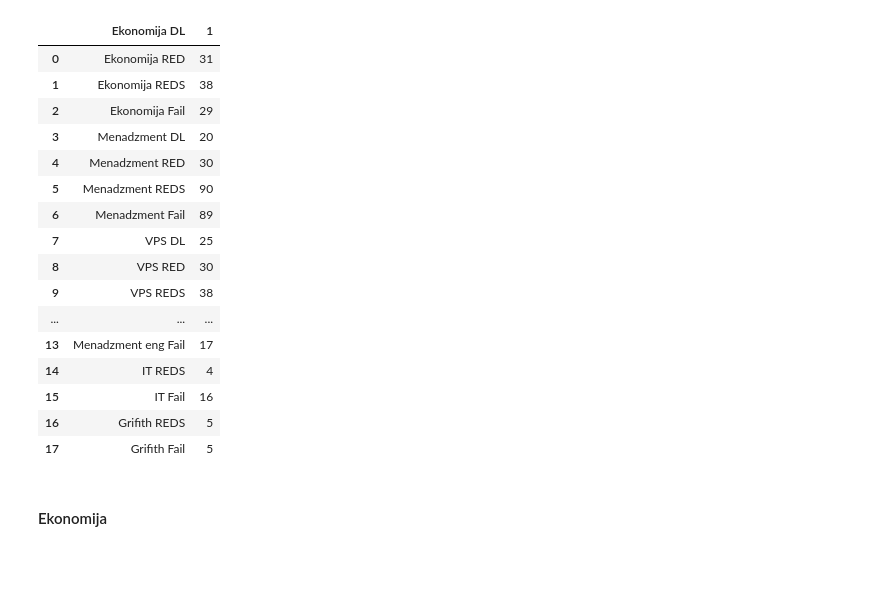
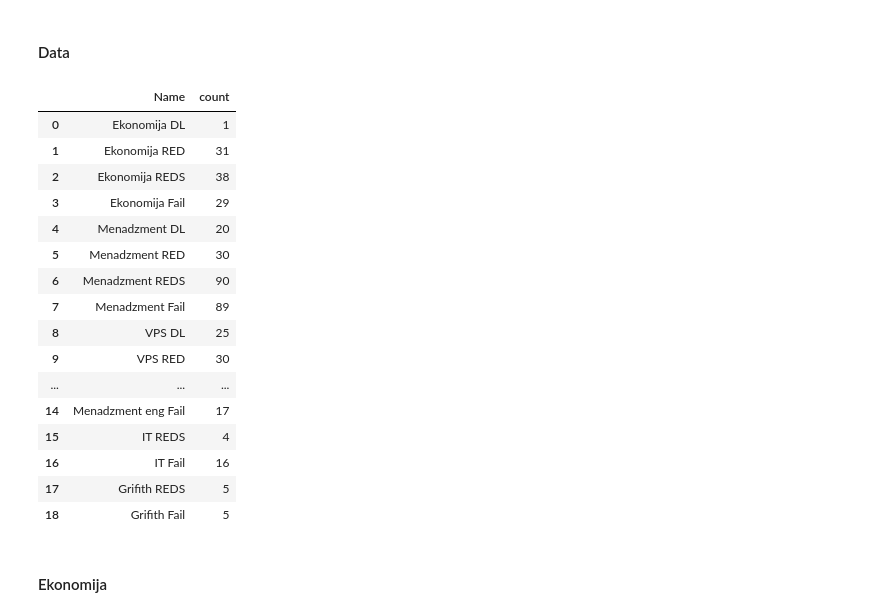
Before and after one commit to WorldWideWest/logisticRegressionSEBS, a Jupyter notebook: visualisation.ipynb, the cells around one changed output. Drawn from its saved outputs; the diff is of its cells as text; code cells hidden in the pictures; blank space fills up the shorter version.

```diff
--- a/visualisation.ipynb
+++ b/visualisation.ipynb
@@ -5,22 +6,24 @@ import seaborn as sns
 sns.set()
+# %% [markdown]
+#### Data
 # %%
-data = pd.read_excel('source/visualisationData/count.xlsx')
+data = pd.read_excel('source/visualisationData/vizpieData.xlsx')
 data
 # %% [output]
-|  | Ekonomija DL | 1 |
-| 0 | Ekonomija RED | 31 |
-| 1 | Ekonomija REDS | 38 |
-| 2 | Ekonomija Fail | 29 |
-| 3 | Menadzment DL | 20 |
-| 4 | Menadzment RED | 30 |
-| 5 | Menadzment REDS | 90 |
-| 6 | Menadzment Fail | 89 |
-| 7 | VPS DL | 25 |
-| 8 | VPS RED | 30 |
-| 9 | VPS REDS | 38 |
+|  | Name | count |
+| 0 | Ekonomija DL | 1 |
+| 1 | Ekonomija RED | 31 |
+| 2 | Ekonomija REDS | 38 |
+| 3 | Ekonomija Fail | 29 |
+| 4 | Menadzment DL | 20 |
+| 5 | Menadzment RED | 30 |
+| 6 | Menadzment REDS | 90 |
+| 7 | Menadzment Fail | 89 |
+| 8 | VPS DL | 25 |
+| 9 | VPS RED | 30 |
 | ... | ... | ... |
-| 13 | Menadzment eng Fail | 17 |
-| 14 | IT REDS | 4 |
-| 15 | IT Fail | 16 |
-| 16 | Grifith REDS | 5 |
-| 17 | Grifith Fail | 5 |
+| 14 | Menadzment eng Fail | 17 |
+| 15 | IT REDS | 4 |
+| 16 | IT Fail | 16 |
+| 17 | Grifith REDS | 5 |
+| 18 | Grifith Fail | 5 |
```
Also changed, not shown: parts of 6 cells of this notebook, 5 other files.
